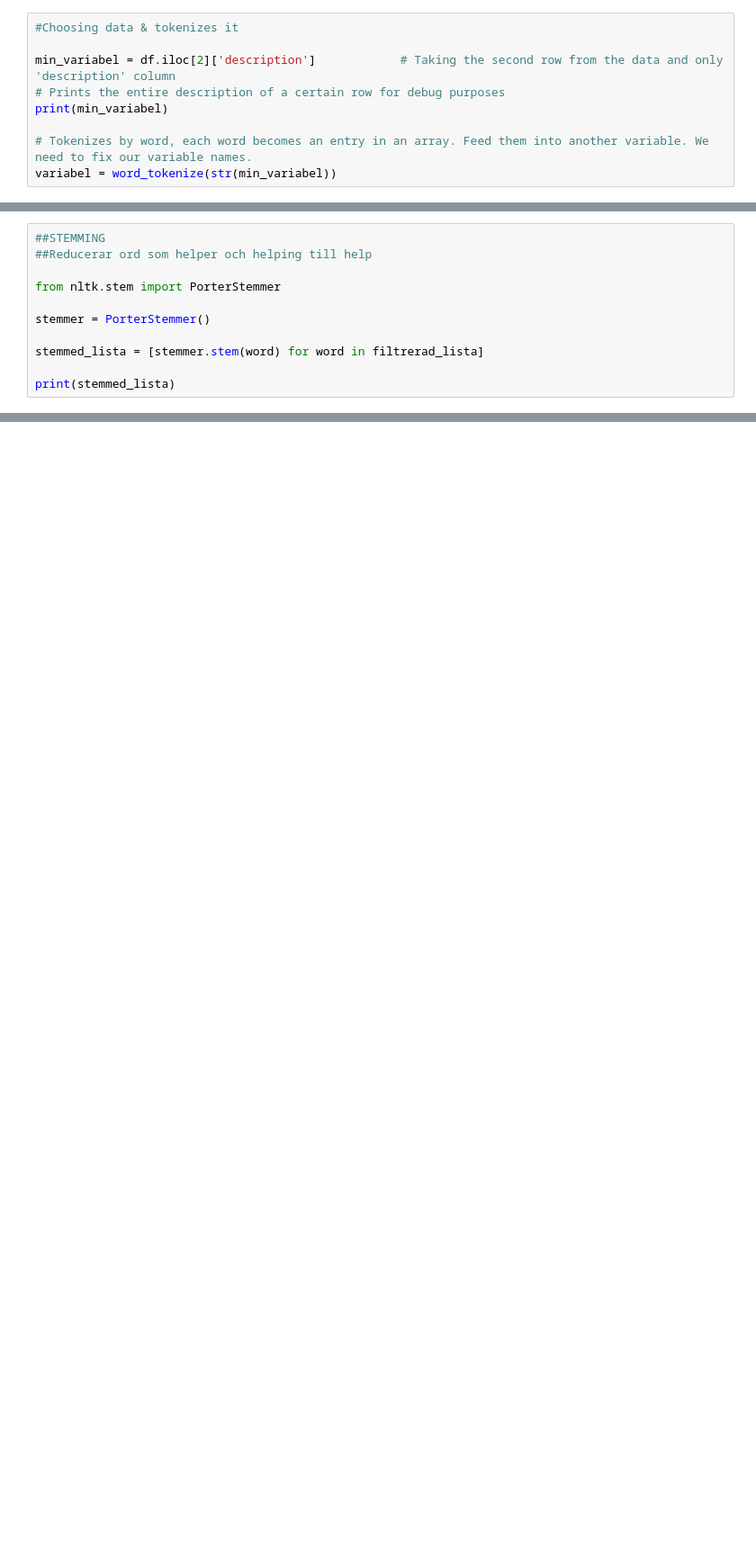
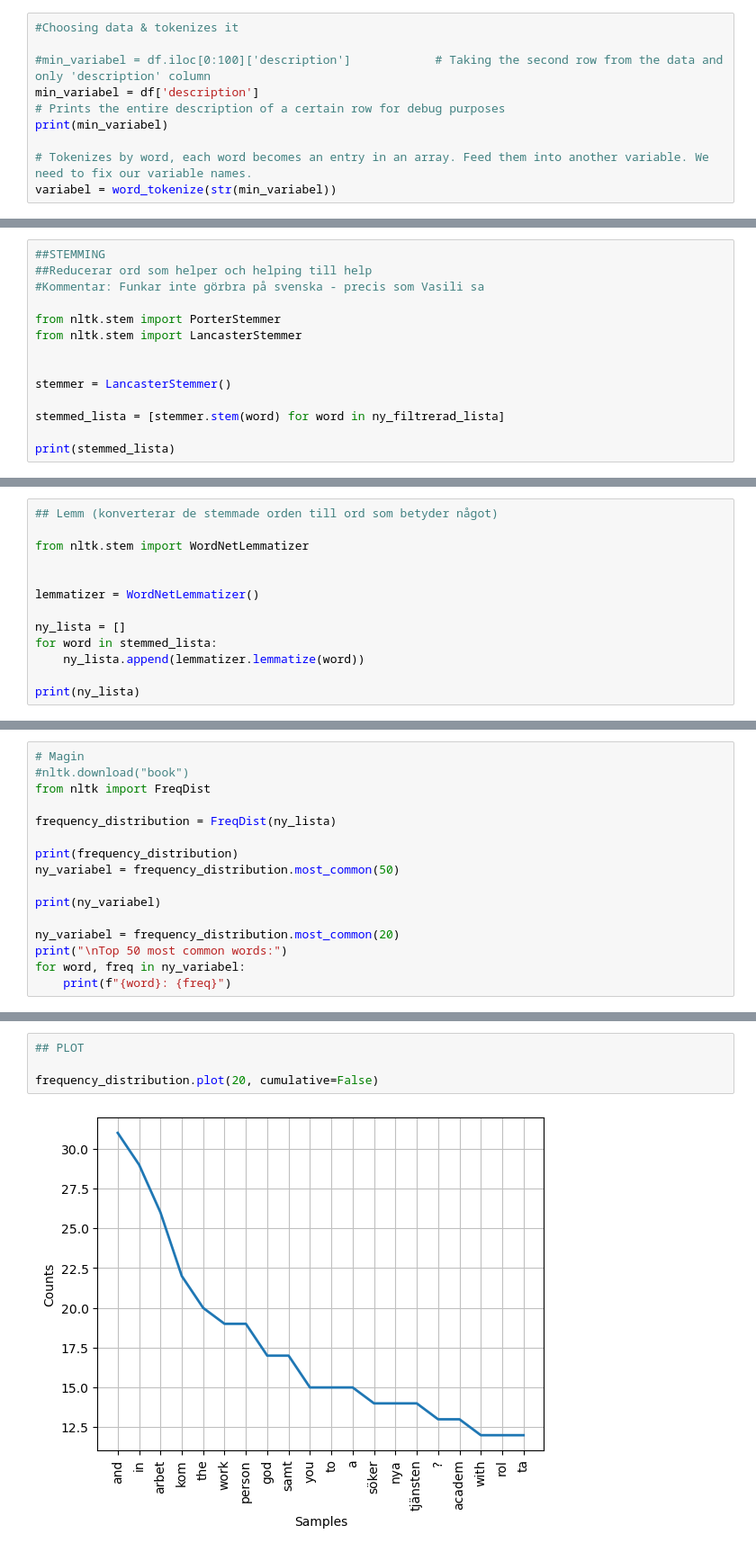
Before and after one commit to Serena87/PathFinder, a Jupyter notebook: Natural Language.ipynb, the cells around one changed output, grey strips where cells are left out. Shown: that part at 90% size. Cells and saved outputs as stored; diff of their text form; blank space fills up the shorter version.

```diff
--- a/Natural Language.ipynb
+++ b/Natural Language.ipynb
@@ -35,7 +39,8 @@ df = jobtech_dataset[['id', 'description', 'working_hours_type', 'must_have', 'n
 # %%
 #Choosing data & tokenizes it
 
-min_variabel = df.iloc[2]['description']            # Taking the second row from the data and only 'description' column
+#min_variabel = df.iloc[0:100]['description']            # Taking the second row from the data and only 'description' column
+min_variabel = df['description']
 # Prints the entire description of a certain row for debug purposes
 print(min_variabel)
 
@@ -62,12 +89,15 @@ print(filtrerad_lista)
 # %%
 ##STEMMING
 ##Reducerar ord som helper och helping till help
+#Kommentar: Funkar inte görbra på svenska - precis som Vasili sa
 
 from nltk.stem import PorterStemmer
+from nltk.stem import LancasterStemmer
 
-stemmer = PorterStemmer()
 
-stemmed_lista = [stemmer.stem(word) for word in filtrerad_lista]
+stemmer = LancasterStemmer()
+
+stemmed_lista = [stemmer.stem(word) for word in ny_filtrerad_lista]
 
 print(stemmed_lista)
 # %% [output]
@@ -74,0 +105,13 @@ TypeError: PorterStemmer.stem() missing 1 required positional argument: 'word'
+# %%
+## Lemm (konverterar de stemmade orden till ord som betyder något)
+
+from nltk.stem import WordNetLemmatizer
+
+
+lemmatizer = WordNetLemmatizer()
+
+ny_lista = []
+for word in stemmed_lista:
+    ny_lista.append(lemmatizer.lemmatize(word))
+
+print(ny_lista)
@@ -74,0 +120,16 @@ TypeError: PorterStemmer.stem() missing 1 required positional argument: 'word'
+# %%
+# Magin
+#nltk.download("book")
+from nltk import FreqDist
+
+frequency_distribution = FreqDist(ny_lista)
+
+print(frequency_distribution)
+ny_variabel = frequency_distribution.most_common(50)
+
+print(ny_variabel)
+
+ny_variabel = frequency_distribution.most_common(20)
+print("\nTop 50 most common words:")
+for word, freq in ny_variabel:
+    print(f"{word}: {freq}")
@@ -74,0 +154,6 @@ TypeError: PorterStemmer.stem() missing 1 required positional argument: 'word'
+# %%
+## PLOT
+
+frequency_distribution.plot(20, cumulative=False)
+# %% [output]
+[figure, added]
```
Also changed, not shown: parts of 8 cells of this notebook.
